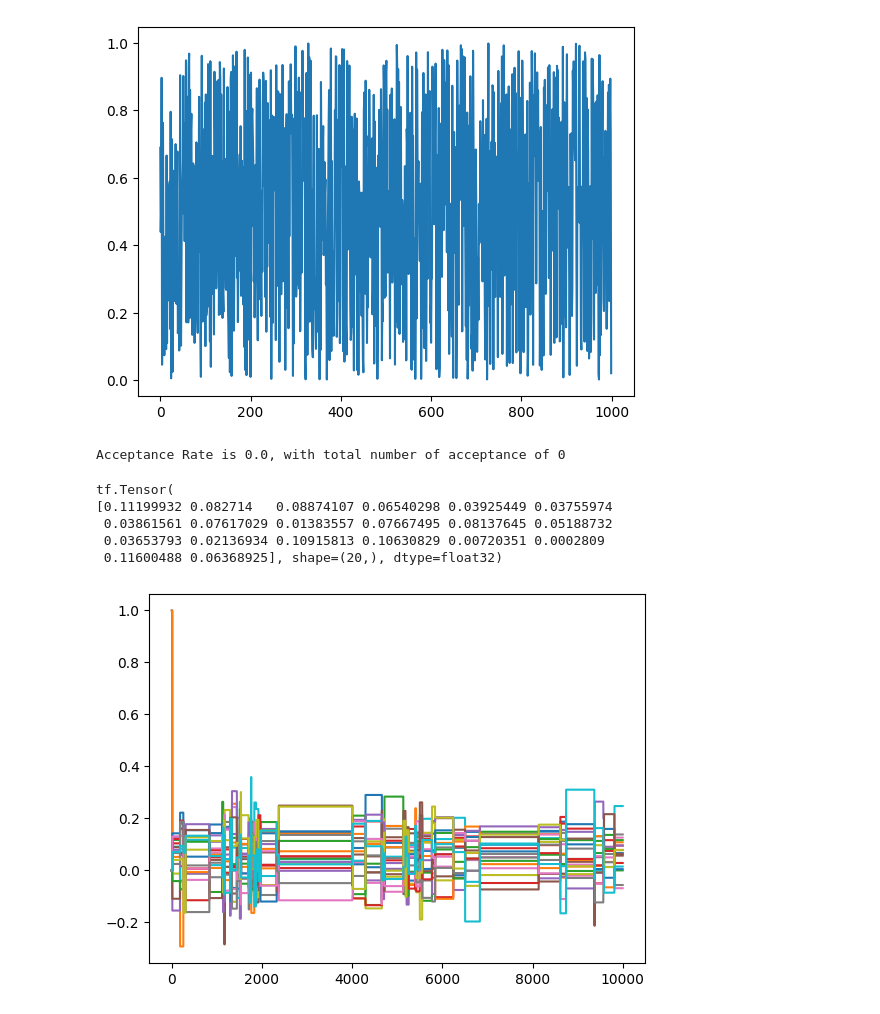
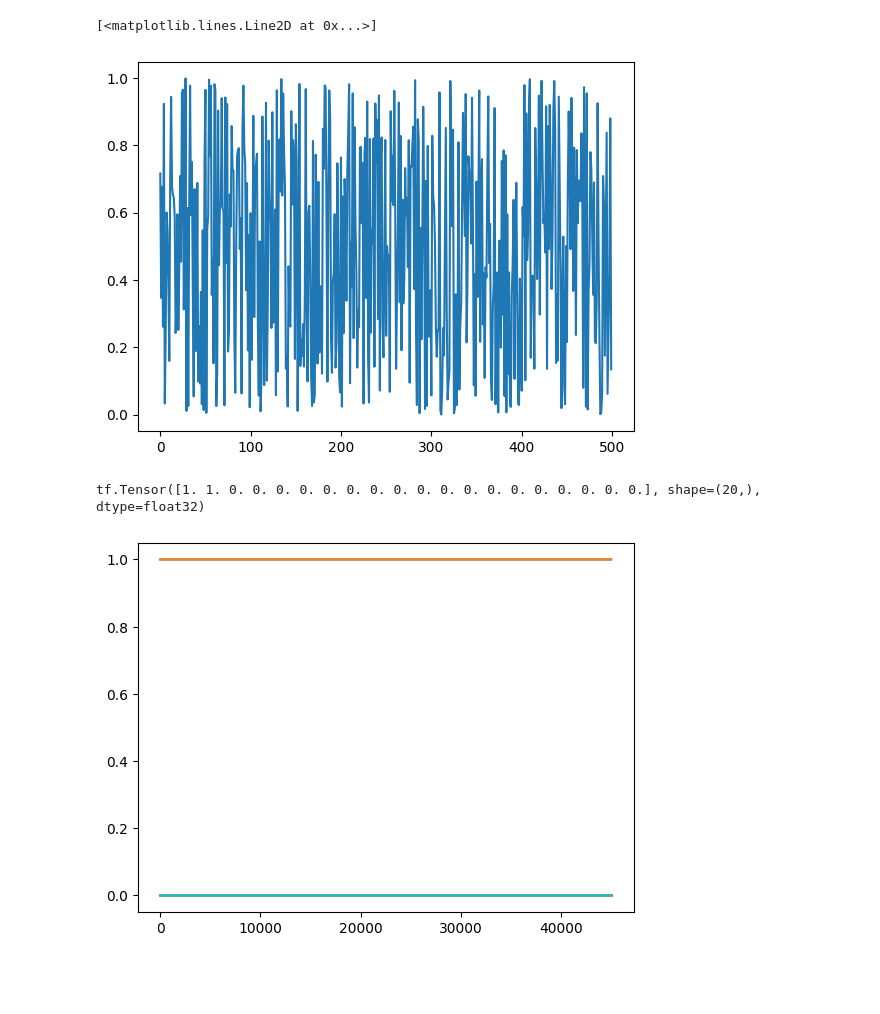
Before and after one commit to johnnymdoubleu/ssl-sgs, a Jupyter notebook: ssl-mh.ipynb, the cells around one changed output. Cells and saved outputs as stored; diff of their text form; code cells hidden in the pictures; blank space fills up the shorter version.

```diff
--- a/ssl-mh.ipynb
+++ b/ssl-mh.ipynb
@@ -7,27 +7,22 @@ import tensorflow as tf
 import tensorflow_probability as tfp
 # %%
 n = 50
-p = 20
+p = 10
 s = np.random.default_rng().uniform(0,1, n*p)
 X = np.reshape(s,(-1, p))
 X.shape
 df = pd.DataFrame(X)
 #  we let r=25
 r= 2
 y = np.zeros(n) #initialising y array
 for i in range(n):
     yTemp = df.iloc[i,0:r].sum() + np.random.normal(0, 1) #generating y values from a simple linear model with gaussian noise
     y[i] = yTemp
 
 plt.plot(s)
-
-sigma1 = 1
-sigma2 = 0.1
-sigmay = 0.1
-gamma = 0.1
-rho = 1
 # %% [output]
+[<matplotlib.lines.Line2D at 0x...>]
-[figure, old version]
+[figure, new version]
 # %%
 def compNormal_include(theta_i, gamma, sigma1, sigma2):
     return (gamma * sigma2 * np.exp(-((theta_i**2)/(2*(sigma1**2)))))
@@ -53,6 +48,7 @@ def metroHastings(sigma1, sigma2, sigmay, sigma_theta, X, y, niter = 1000):
     n = len(X)
     b = p + n
     t = 1
+    gamma = 0.1
     no_accept = 0
     theta_0 = np.array([np.zeros(p)]).T                                     #--- initialising theta as zero vectors
     for i in range(r): theta_0[i] = 1
@@ -78,19 +74,13 @@ def metroHastings(sigma1, sigma2, sigmay, sigma_theta, X, y, niter = 1000):
     print("Acceptance Rate is %s, with total number of acceptance of %s" % (str(no_accept/niter), str(no_accept)))
     return thetas
 
-samples = metroHastings(sigma1 = 1, sigma2 = 0.2, sigmay = 1, sigma_theta = 1, X = X, y = y, niter = 10000)
+samples = metroHastings(sigma1 = 1, sigma2 = 0.1, sigmay = 0.1, sigma_theta = 0.1, X = X, y = y, niter = 50000)
-# %% [output]
-Acceptance Rate is 0.0, with total number of acceptance of 0
 # %%
-trace = tf.convert_to_tensor(samples, dtype = tf.float32)
+trace = tf.convert_to_tensor(samples[5000:], dtype = tf.float32)
 plt.plot(trace)
 mean, variance = tf.nn.moments(trace, axes=0)
 print(mean)
 # %% [output]
-tf.Tensor(
-[0.11199932 0.082714   0.08874107 0.06540298 0.03925449 0.03755974
- 0.03861561 0.07617029 0.01383557 0.07667495 0.08137645 0.05188732
- 0.03653793 0.02136934 0.10915813 0.10630829 0.00720351 0.0002809
- 0.11600488 0.06368925], shape=(20,), dtype=float32)
+tf.Tensor([1. 1. 0. 0. 0. 0. 0. 0. 0. 0. 0. 0. 0. 0. 0. 0. 0. 0. 0. 0.], shape=(20,), dtype=float32)
-[figure, old version]
+[figure, new version]
 # %%
```
Also changed, not shown: parts of 1 cell of this notebook, 1 other file.
